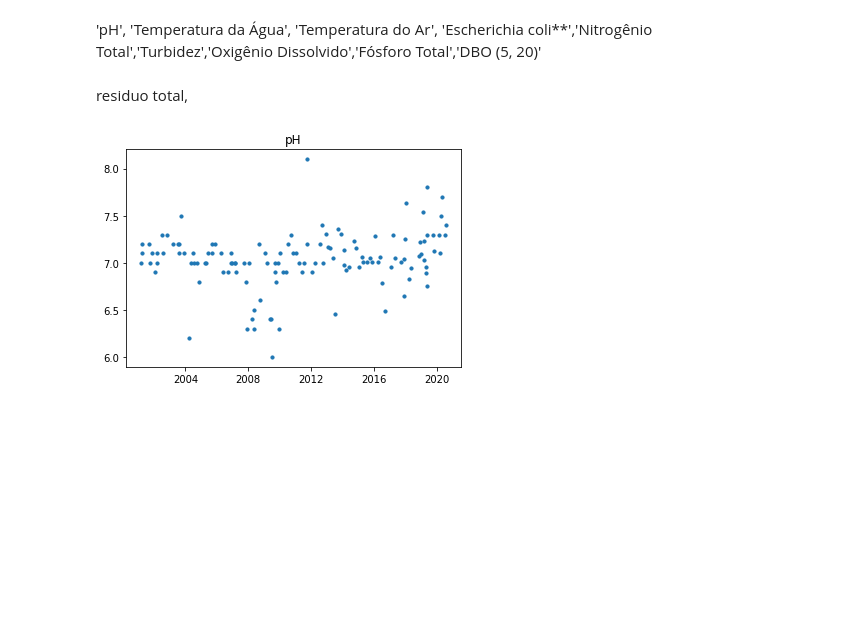
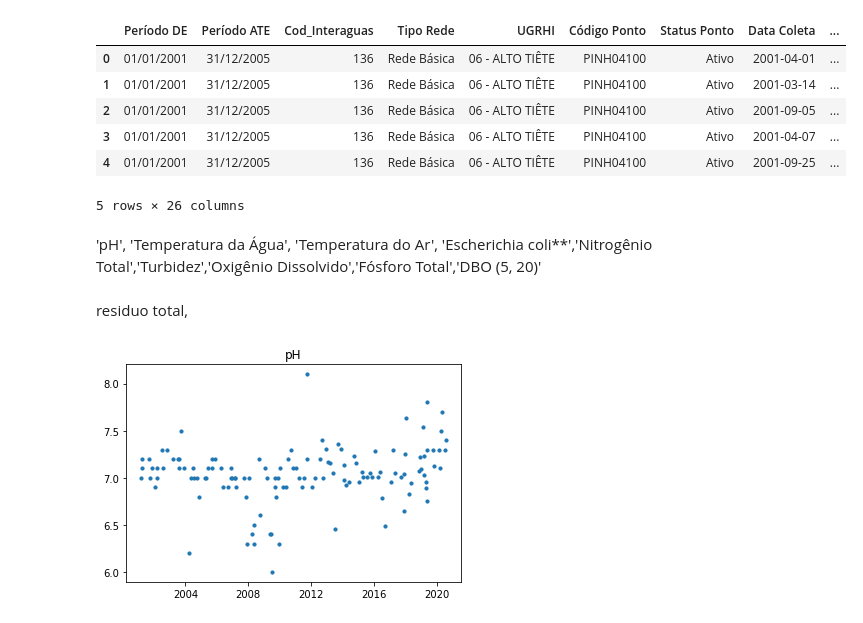
Before and after one commit to tluigimm/p3_qta, a Jupyter notebook: Untitled.ipynb, the cells around one changed output. Cells and saved outputs as stored; diff of their text form; code cells hidden in the pictures; blank space fills up the shorter version.

```diff
--- a/Untitled.ipynb
+++ b/Untitled.ipynb
@@ -12,6 +12,16 @@ dfinal = pd.concat(df_list)
 # %%
 dfinal['Data Coleta'] = pd.to_datetime(dfinal['Data Coleta'])
 dfinal["Data Coleta"] = dfinal["Data Coleta"].astype('datetime64[ns]')
 dfinal.sort_values(by="Data Coleta")
 
 dfinal.Valor = dfinal.Valor.replace({',':'.'}, regex=True)
+
+dfinal.head()
+# %% [output]
+|  | Período DE | Período ATE | Cod_Interaguas | Tipo Rede | UGRHI | Código Ponto | Status Ponto | Data Coleta | ... |
+| 0 | 01/01/2001 | 31/12/2005 | 136 | Rede Básica | 06 - ALTO TIÊTE | PINH04100 | Ativo | 2001-04-01 | ... |
+| 1 | 01/01/2001 | 31/12/2005 | 136 | Rede Básica | 06 - ALTO TIÊTE | PINH04100 | Ativo | 2001-03-14 | ... |
+| 2 | 01/01/2001 | 31/12/2005 | 136 | Rede Básica | 06 - ALTO TIÊTE | PINH04100 | Ativo | 2001-09-05 | ... |
+| 3 | 01/01/2001 | 31/12/2005 | 136 | Rede Básica | 06 - ALTO TIÊTE | PINH04100 | Ativo | 2001-04-07 | ... |
+| 4 | 01/01/2001 | 31/12/2005 | 136 | Rede Básica | 06 - ALTO TIÊTE | PINH04100 | Ativo | 2001-09-25 | ... |
+5 rows × 26 columns
```
Also changed, not shown: parts of 1 cell of this notebook, 1 other file.
